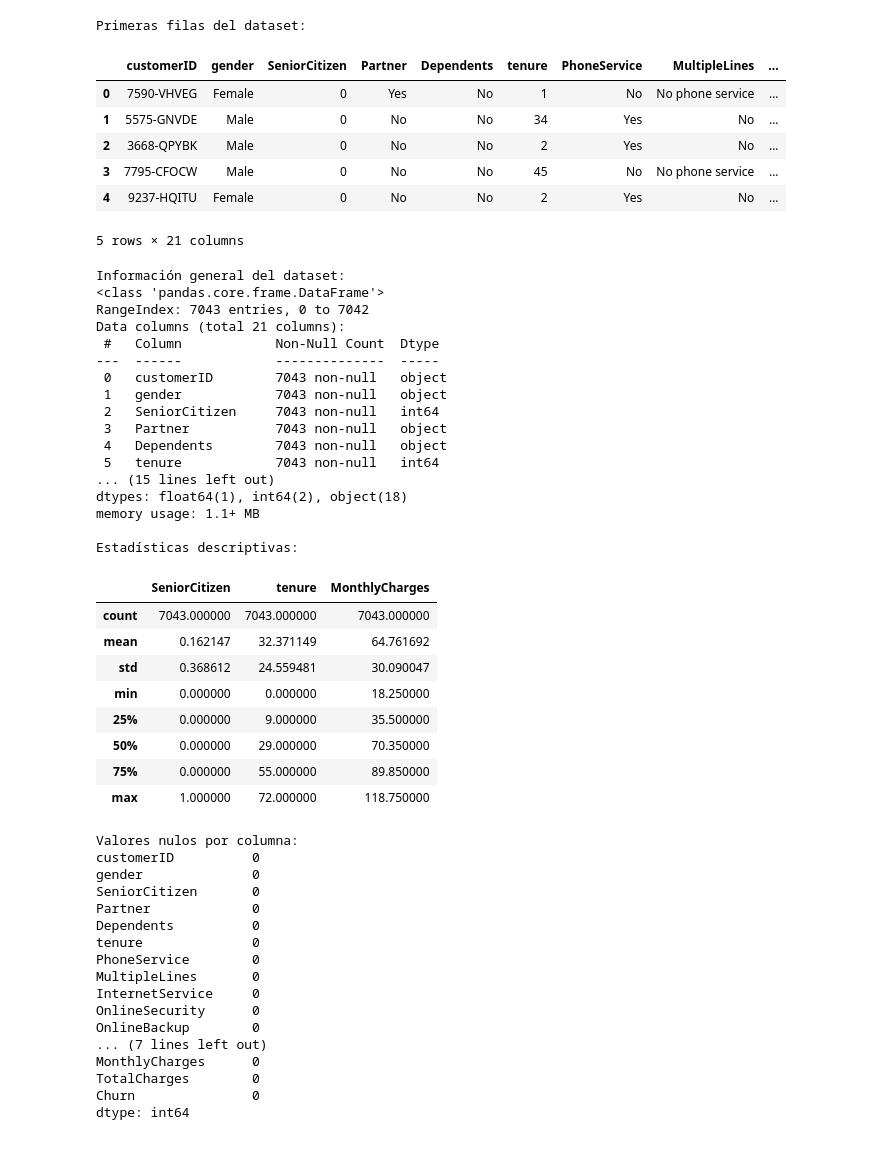
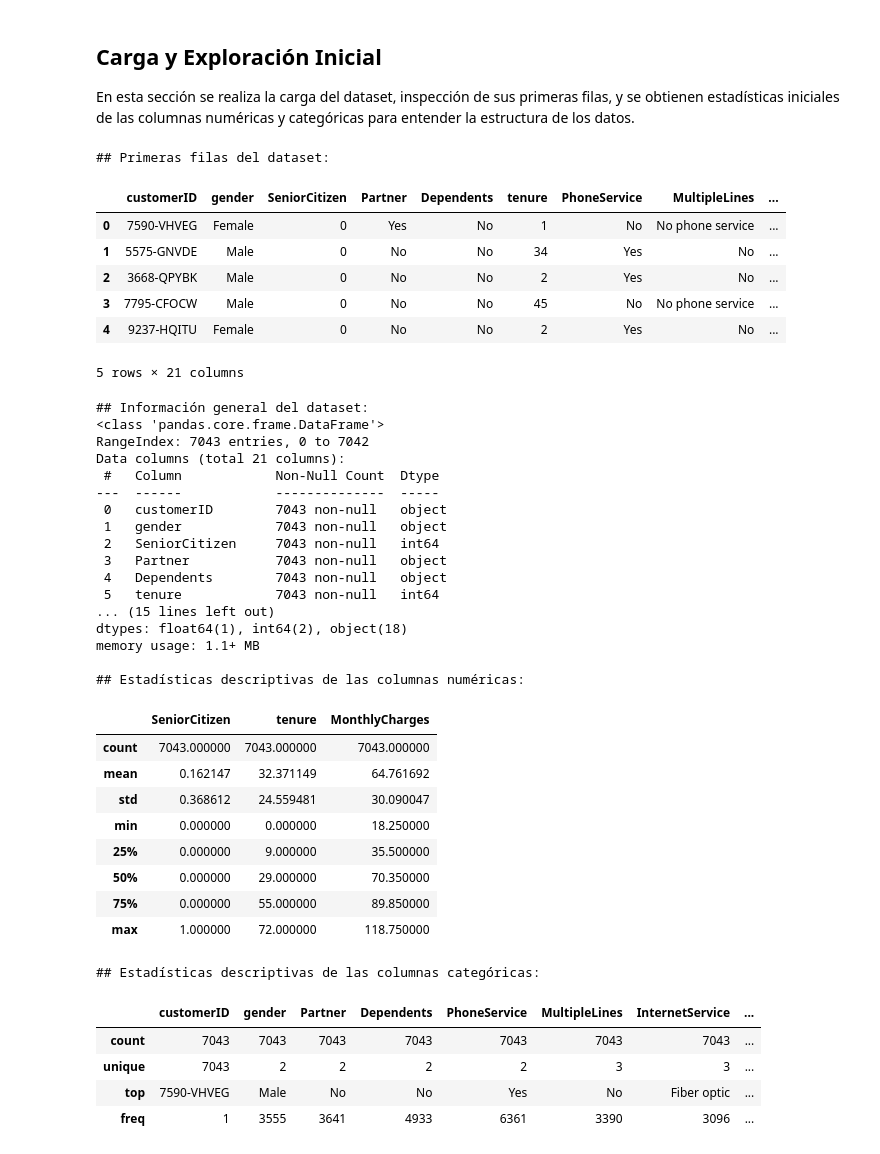
Before and after one commit to soyjosep/proyecto_prediccion_de_clientes, a Jupyter notebook: churn_prediction.ipynb, the cells around one changed output. Cells and saved outputs as stored; diff of their text form; code cells hidden in the pictures.

Commit message:
El dataset ha sido limpiado y analizado

```diff
--- a/churn_prediction.ipynb
+++ b/churn_prediction.ipynb
@@ -12,75 +4,69 @@ Este análisis inicial nos ayudará a tener una mejor comprensión de los datos
+# %% [markdown]
+## Carga y Exploración Inicial
+En esta sección se realiza la carga del dataset, inspección de sus primeras filas, y se obtienen estadísticas iniciales de las columnas numéricas y categóricas para entender la estructura de los datos.
 # %%
 # Importar las librerías necesarias
+import matplotlib.pyplot as plt
+import seaborn as sns
 import pandas as pd
 
 # Cargar el dataset
-file_path = "WA_Fn-Usec_-Telco-Customer-Churn.csv"
+file_path = "WA_Fn-UseC_-Telco-Customer-Churn.csv"  # Ruta del archivo CSV
 df = pd.read_csv(file_path)
 
 # Inspeccionar las primeras filas
-print("Primeras filas del dataset:")
+print("## Primeras filas del dataset:")
 display(df.head())
 
 # Información general del dataset
-print ("Información general del dataset:")
+print("\n## Información general del dataset:")
 df.info()
 
-# Estadísticas descriptivas
-print("\nEstadísticas descriptivas:")
+# Estadísticas descriptivas de las columnas numéricas
+print("\n## Estadísticas descriptivas de las columnas numéricas:")
 display(df.describe())
 
-# Identificar valores nulos
-print("\nValores nulos por columna:")
-print(df.isnull().sum())
+# Estadísticas descriptivas de las columnas categóricas
+print("\n## Estadísticas descriptivas de las columnas categóricas:")
+display(df.describe(include=['O']))
 # %% [output]
-Primeras filas del dataset:
+## Primeras filas del dataset:
 |  | customerID | gender | SeniorCitizen | Partner | Dependents | tenure | PhoneService | MultipleLines | ... |
 | 0 | 7590-VHVEG | Female | 0 | Yes | No | 1 | No | No phone service | ... |
 | 1 | 5575-GNVDE | Male | 0 | No | No | 34 | Yes | No | ... |
 | 2 | 3668-QPYBK | Male | 0 | No | No | 2 | Yes | No | ... |
 | 3 | 7795-CFOCW | Male | 0 | No | No | 45 | No | No phone service | ... |
 | 4 | 9237-HQITU | Female | 0 | No | No | 2 | Yes | No | ... |
 5 rows × 21 columns
-Información general del dataset:
+## Información general del dataset:
 <class 'pandas.core.frame.DataFrame'>
 RangeIndex: 7043 entries, 0 to 7042
 Data columns (total 21 columns):
  #   Column            Non-Null Count  Dtype
 ---  ------            --------------  -----
  0   customerID        7043 non-null   object
  1   gender            7043 non-null   object
  2   SeniorCitizen     7043 non-null   int64
  3   Partner           7043 non-null   object
  4   Dependents        7043 non-null   object
  5   tenure            7043 non-null   int64
 ... (15 lines left out)
 dtypes: float64(1), int64(2), object(18)
 memory usage: 1.1+ MB
 
-Estadísticas descriptivas:
+## Estadísticas descriptivas de las columnas numéricas:
 |  | SeniorCitizen | tenure | MonthlyCharges |
 | count | 7043.000000 | 7043.000000 | 7043.000000 |
 | mean | 0.162147 | 32.371149 | 64.761692 |
 | std | 0.368612 | 24.559481 | 30.090047 |
 | min | 0.000000 | 0.000000 | 18.250000 |
 | 25% | 0.000000 | 9.000000 | 35.500000 |
 | 50% | 0.000000 | 29.000000 | 70.350000 |
 | 75% | 0.000000 | 55.000000 | 89.850000 |
 | max | 1.000000 | 72.000000 | 118.750000 |
-Valores nulos por columna:
-customerID          0
-gender              0
-SeniorCitizen       0
-Partner             0
-Dependents          0
-tenure              0
-PhoneService        0
-MultipleLines       0
-InternetService     0
-OnlineSecurity      0
-OnlineBackup        0
-... (7 lines left out)
-MonthlyCharges      0
-TotalCharges        0
-Churn               0
-dtype: int64
+## Estadísticas descriptivas de las columnas categóricas:
+|  | customerID | gender | Partner | Dependents | PhoneService | MultipleLines | InternetService | ... |
+| count | 7043 | 7043 | 7043 | 7043 | 7043 | 7043 | 7043 | ... |
+| unique | 7043 | 2 | 2 | 2 | 2 | 3 | 3 | ... |
+| top | 7590-VHVEG | Male | No | No | Yes | No | Fiber optic | ... |
+| freq | 1 | 3555 | 3641 | 4933 | 6361 | 3390 | 3096 | ... |
```
Also changed, not shown: parts of 16 cells of this notebook, 2 other files.
